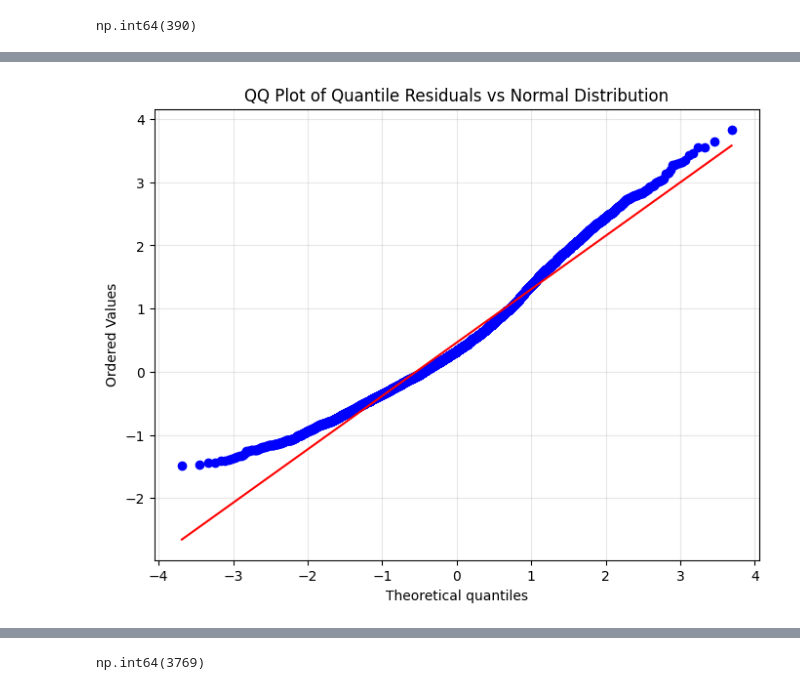
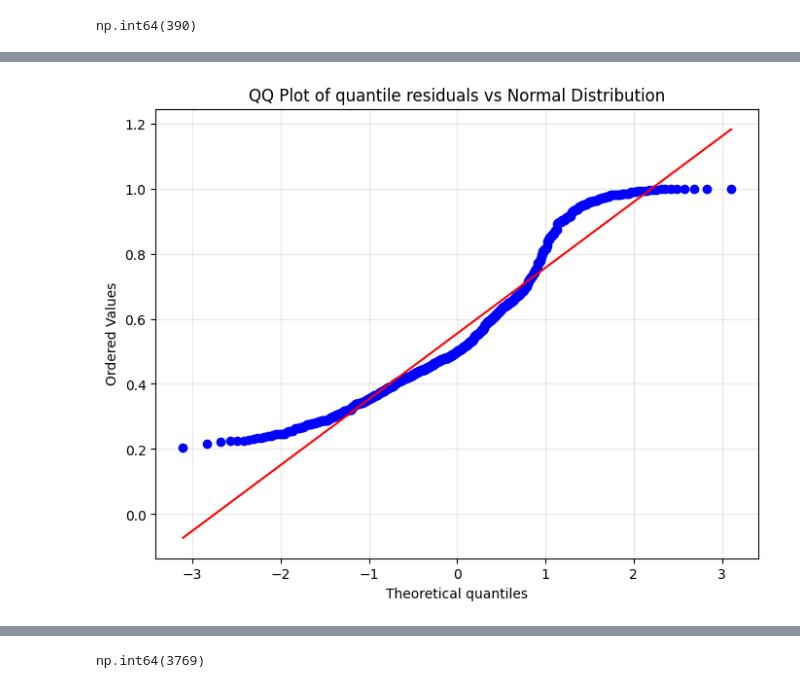
Before and after one commit to ilanGrynszpan/PyGASModels, a Jupyter notebook: sandbox.ipynb, the cells around one changed output, grey strips where cells are left out. Cells and saved outputs as stored; diff of their text form; code cells hidden in the pictures.

```diff
--- a/sandbox.ipynb
+++ b/sandbox.ipynb
@@ -102,4 +229,4 @@ result
 # %%
-initial_params = dynamics.get_initial_values(xls['precipitation'][0:730])
+initial_params = dynamics.get_initial_values(xls['precipitation'][-730:])
 # %% [output]
 Initial parameter check:
@@ -134,9 +261,9 @@ bounds = [
     (-1000, 1000),  # mu0: results in -10.0 to 10.0 after scaling
     (-2000, 2000),    # delta_0: results in -2.0 to 2.0 after scaling
     (-1000, 1000),    # delta_1: results in -1.0 to 1.0 after scaling
-    (0, 500),      # gamma_: results in 0.1 to 5.0 after scaling (must be > 0)
-    (0, 500),      # xi: results in 0.1 to 5.0 after scaling (must be > 0)
-    (0, 1000)      # zeta: results in 0.2 to 10.0 after scaling (must be > gamma_)
+    (0, 10000),      # gamma_: results in 0.1 to 5.0 after scaling (must be > 0)
+    (0, 10000),      # xi: results in 0.1 to 5.0 after scaling (must be > 0)
+    (0, 10000)      # zeta: results in 0.2 to 10.0 after scaling (must be > gamma_)
 ]
 
 # Test the objective function first
@@ -162,7 +289,7 @@ else:
     result = minimize(
         dynamics.objective,
         x0=initial_params,
-        args=(xls['precipitation'], bounds),
+        args=(xls['precipitation'][-730:], bounds),
         method='BFGS',
         options={
             'gtol': 1e-3,
@@ -248,2 +421,2 @@ array([ 5.00742809e+01,  1.06966158e+01,  1.56334692e-01,  5.20335576e-02,
 # %%
-y = dynamics.fit_in_sample(fis, xls['precipitation'])
+mean_gb2, y, pi = dynamics.fit_in_sample(fis, xls['precipitation'].values[-730:])
@@ -382,7 +635,7 @@ array([ 5.00742809e+01,  1.06966158e+01,  1.56334692e-01,  5.20335576e-02,
         2.69923710e-03,  1.18566037e-01,  9.99567502e+00,  9.11098700e+01,
         9.68704271e+01,  4.39778502e+01,  8.01823131e+01,  4.64073606e+01])
 # %%
-pit = dynamics.pit(fis, xls['precipitation'])
+pit = dynamics.pit(fis, xls['precipitation'][-730:].values)
 # %%
 pit
 # %% [output]
@@ -428,9 +708,9 @@ quant = dynamics.get_quantile_residuals(pit)
 # %%
 # Create QQ plot
 plt.figure(figsize=(8, 6))
-stats.probplot(quant, dist="norm", plot=plt)
-plt.title('QQ Plot of Quantile Residuals vs Normal Distribution')
+stats.probplot(pit, dist="norm", plot=plt)
+plt.title('QQ Plot of quantile residuals vs Normal Distribution')
 plt.grid(True, alpha=0.3)
 plt.show()
 # %% [output]
-[figure, old version]
+[figure, new version]
```
Also changed, not shown: parts of 89 cells of this notebook, 5 other files.
